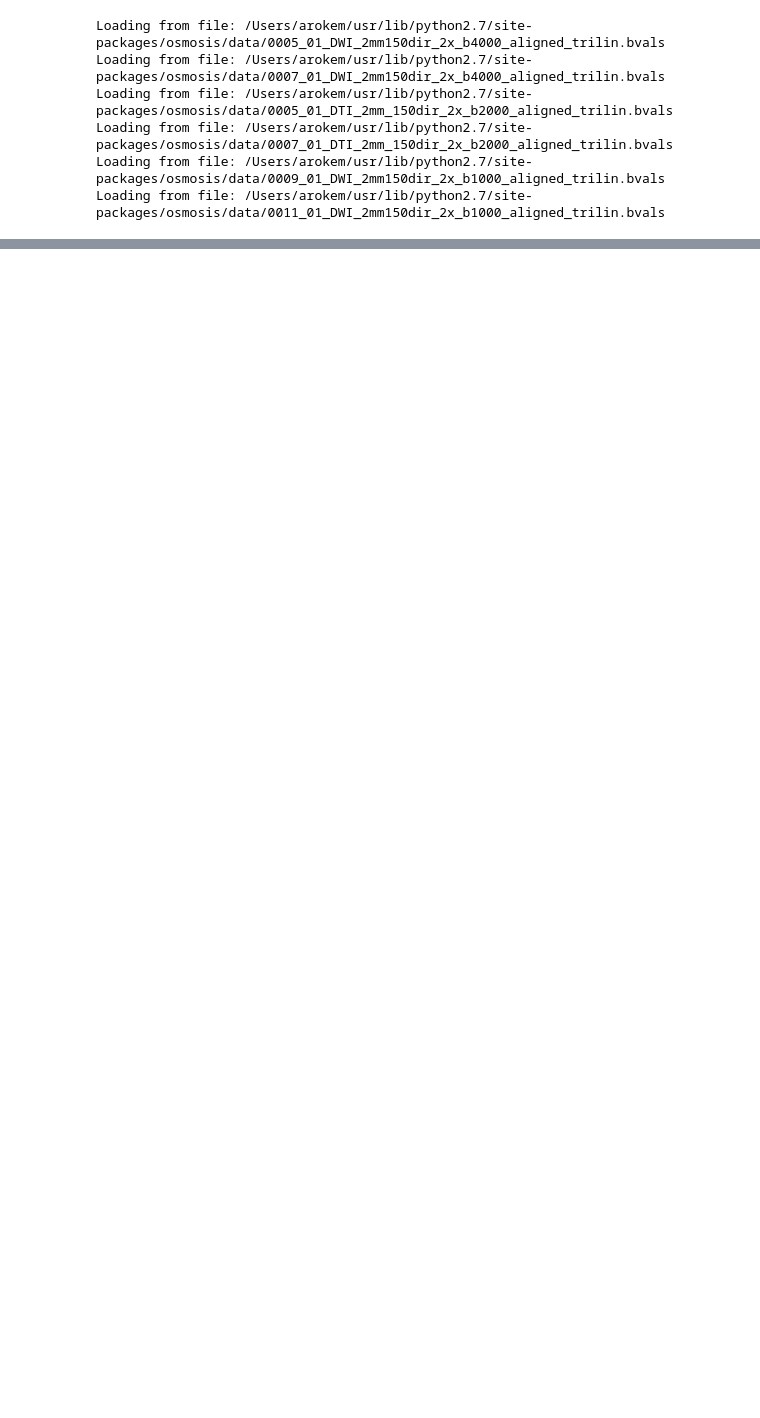
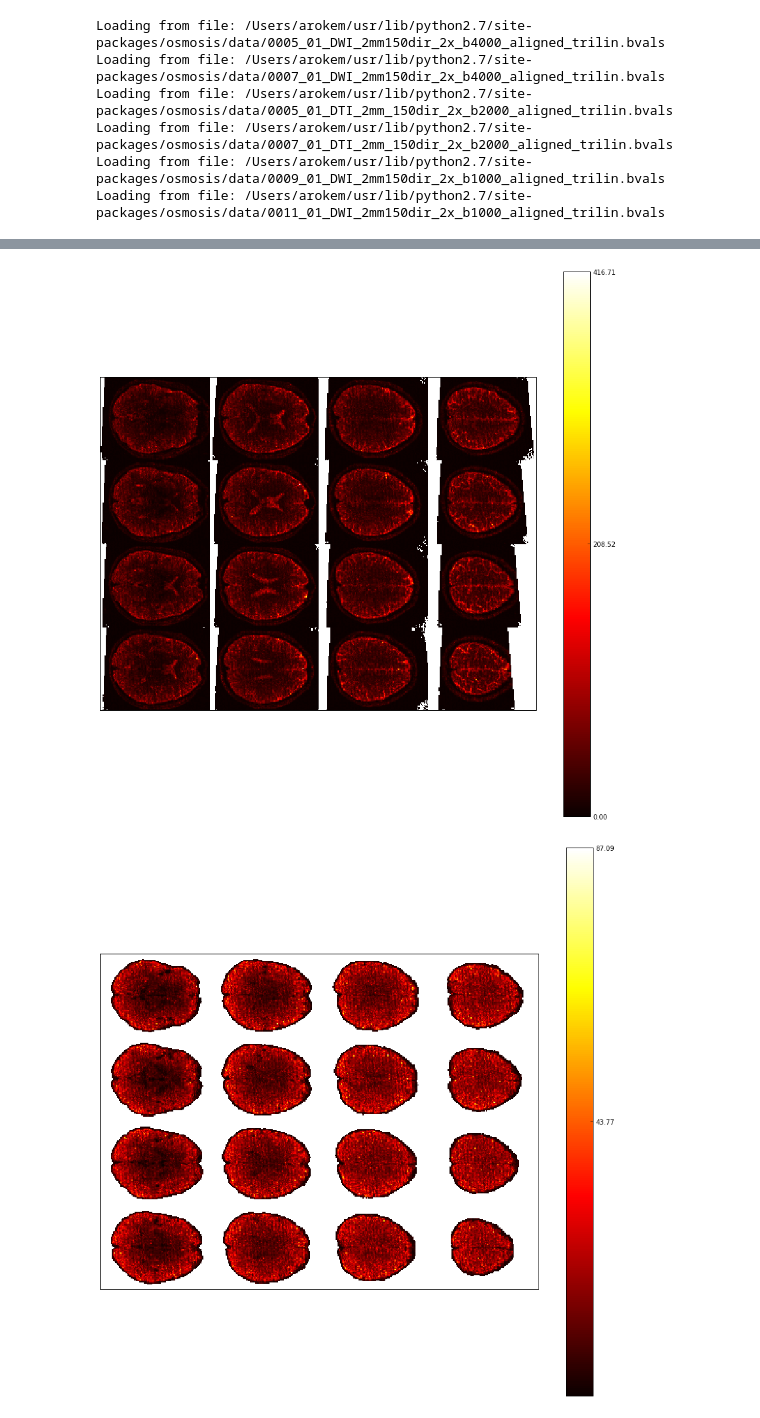
Before and after one commit to arokem/osmosis, a Jupyter notebook: osmosis/ipynb/DWI_data_noise.ipynb, the cells around one changed output, grey strips where cells are left out. Cells and saved outputs as stored; diff of their text form; code cells hidden in the pictures; blank space fills up the shorter version.

```diff
--- a/osmosis/ipynb/DWI_data_noise.ipynb
+++ b/osmosis/ipynb/DWI_data_noise.ipynb
@@ -120,0 +92,7 @@ fig_sig_all = viz.sig_in_points(TM_4k_1.bvecs[:,TM_4k_1.b_idx], TM_4k_1.relative
+# %%
+sig = np.mean(TM_2k_2.data[..., TM_2k_2.b0_idx],-1)
+noise = np.std(TM_2k_2.data[..., TM_2k_2.b0_idx],-1)
+snr_0 = sig/noise
+snr_1000 = sig/noise * np.exp(-1 * TM_2k_2.mean_diffusivity)
+snr_2000 = sig/noise * np.exp(-2 * TM_2k_2.mean_diffusivity)
+snr_4000 = sig/noise * np.exp(-4 * TM_2k_2.mean_diffusivity)
@@ -120,0 +102,23 @@ fig_sig_all = viz.sig_in_points(TM_4k_1.bvecs[:,TM_4k_1.b_idx], TM_4k_1.relative
+# %%
+vol = ozu.nans(snr_0.shape)
+vol[np.isfinite(snr_0)] = snr_0[np.isfinite(snr_0)]
+fig = viz.mosaic(vol.T[29:60][::2], cmap=matplotlib.cm.hot)
+fig.set_size_inches([15,15])
+
+vol = ozu.nans(snr_1000.shape)
+vol[np.isfinite(snr_1000)] = snr_1000[np.isfinite(snr_1000)]
+fig = viz.mosaic(vol.T[29:60][::2], cmap=matplotlib.cm.hot)
+fig.set_size_inches([15,15])
+
+vol = ozu.nans(snr_2000.shape)
+vol[np.isfinite(snr_2000)] = snr_2000[np.isfinite(snr_2000)]
+fig = viz.mosaic(vol.T[29:60][::2], cmap=matplotlib.cm.hot)
+fig.set_size_inches([15,15])
+
+vol = ozu.nans(snr_4000.shape)
+vol[np.isfinite(snr_4000)] = snr_4000[np.isfinite(snr_4000)]
+fig = viz.mosaic(vol.T[29:60][::2], cmap=matplotlib.cm.hot)
+fig.set_size_inches([15,15])
+# %% [output]
+[figure, added]
+[figure, added]
```
Also changed, not shown: parts of 10 cells of this notebook, 12 other files.
